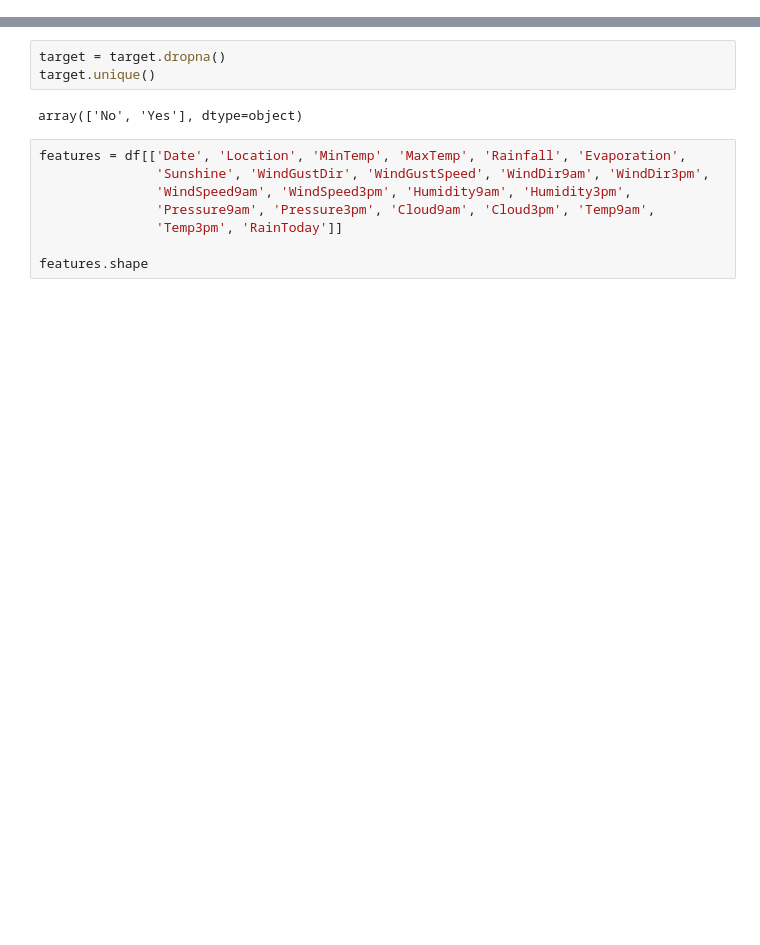
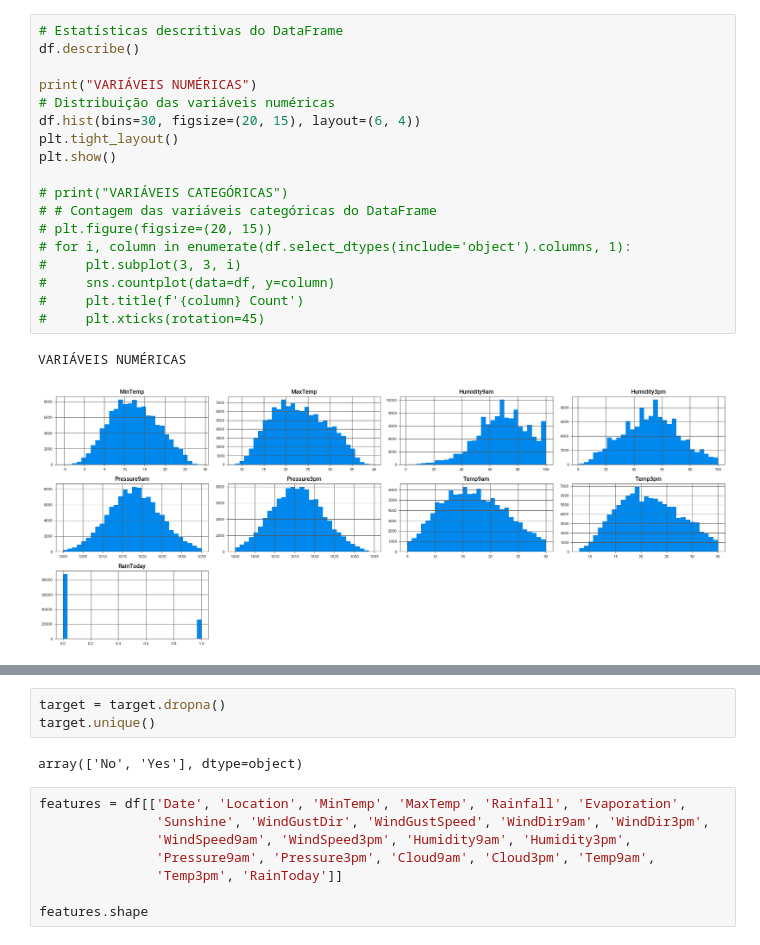
Before and after one commit to HenriqueFBadin/RainInAustraliaAnalysis, a Jupyter notebook: notebook-de-ml.ipynb, the cells around one changed output, grey strips where cells are left out. Drawn from its saved outputs; the diff is of its cells as text; blank space fills up the shorter version.

```diff
--- a/notebook-de-ml.ipynb
+++ b/notebook-de-ml.ipynb
@@ -8,3 +111,24 @@ df = pd.read_csv("weatherAUS.csv")
+# %%
+# Estatísticas descritivas do DataFrame
+df.describe()
+
+print("VARIÁVEIS NUMÉRICAS")
+# Distribuição das variáveis numéricas
+df.hist(bins=30, figsize=(20, 15), layout=(6, 4))
+plt.tight_layout()
+plt.show()
+
+# print("VARIÁVEIS CATEGÓRICAS")
+# # Contagem das variáveis categóricas do DataFrame
+# plt.figure(figsize=(20, 15))
+# for i, column in enumerate(df.select_dtypes(include='object').columns, 1):
+#     plt.subplot(3, 3, i)
+#     sns.countplot(data=df, y=column)
+#     plt.title(f'{column} Count')
+#     plt.xticks(rotation=45)
+# %% [output]
+VARIÁVEIS NUMÉRICAS
+[figure, added]
 # %%
 df.shape
 # %% [output]
```
Also changed, not shown: parts of 14 cells of this notebook.
